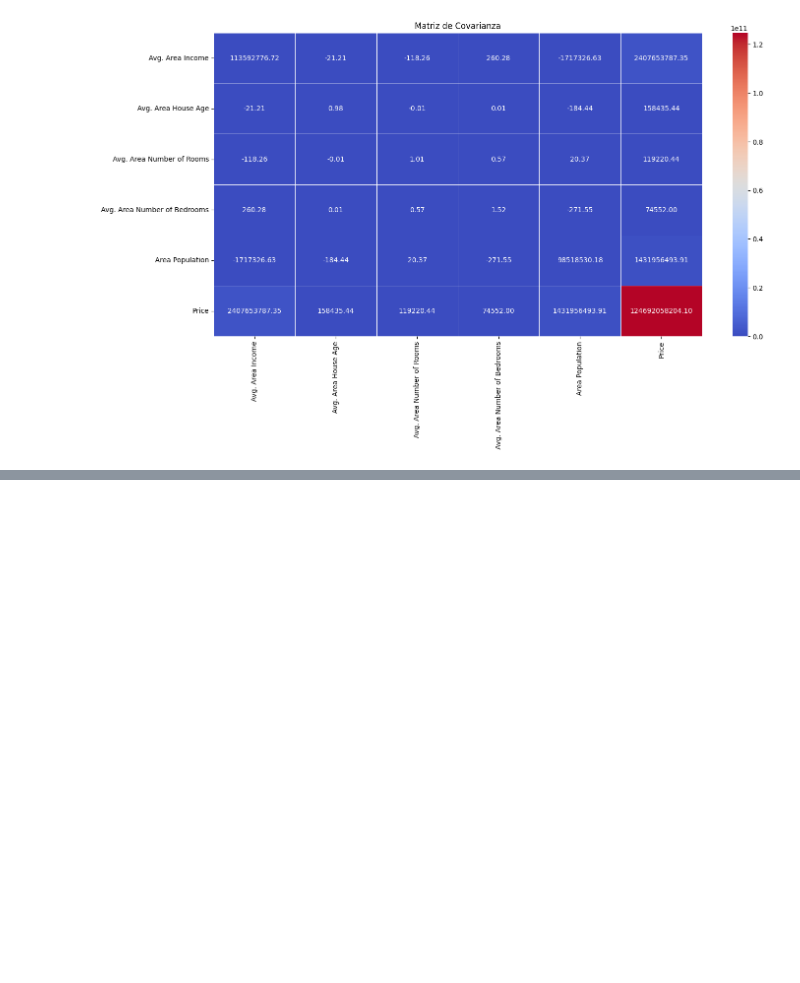
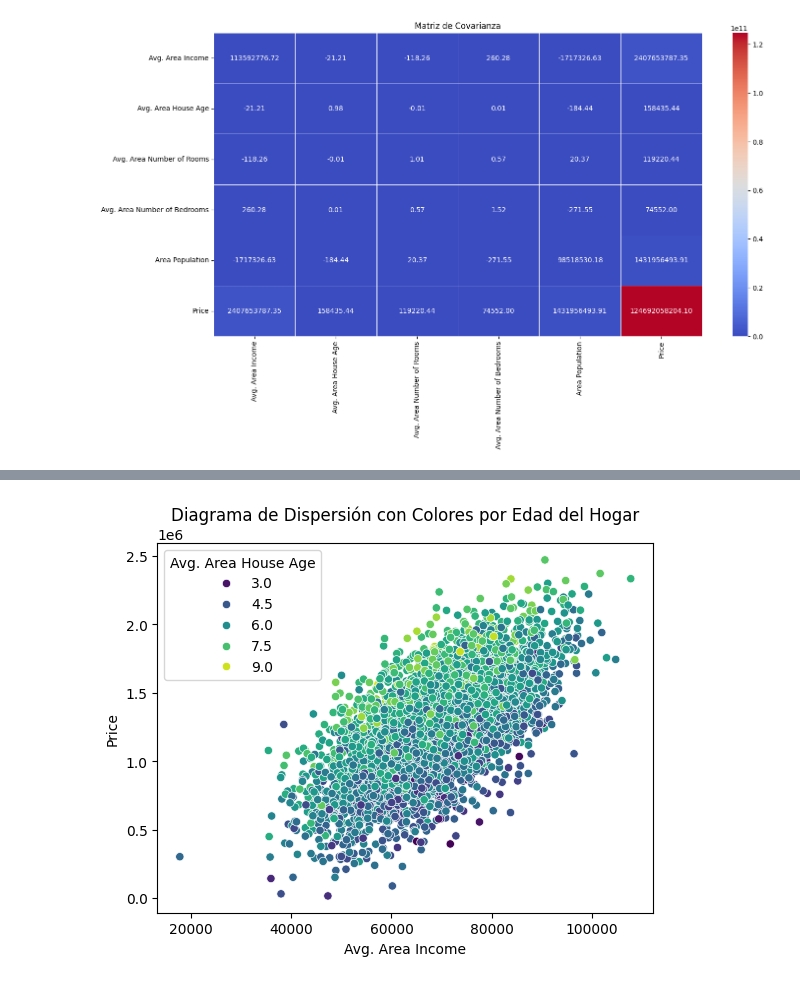
Before and after one commit to Mayte-Tixi/Machine-Learning, a Jupyter notebook: correlaciondepearson.ipynb, the cells around one changed output, grey strips where cells are left out. Cells and saved outputs as stored; diff of their text form; code cells hidden in the pictures; blank space fills up the shorter version.

```diff
--- a/correlaciondepearson.ipynb
+++ b/correlaciondepearson.ipynb
@@ -127,0 +136,9 @@ plt.show()
+# %%
+#Si quieres personalizar el diagrama, puedes agregar más opciones como colores,
+# tamaños de los puntos o incluso ajustarlos a través de hue o style.
+#Este ejemplo coloreará los puntos según la variable Avg. Area House Age, permitiendo observar si hay alguna relación visible con esta variable.
+sns.scatterplot(data=df, x='Avg. Area Income', y='Price', hue='Avg. Area House Age', palette='viridis')
+plt.title('Diagrama de Dispersión con Colores por Edad del Hogar')
+plt.show()
+# %% [output]
+[figure, added]
```
Also changed, not shown: parts of 2 cells of this notebook.
